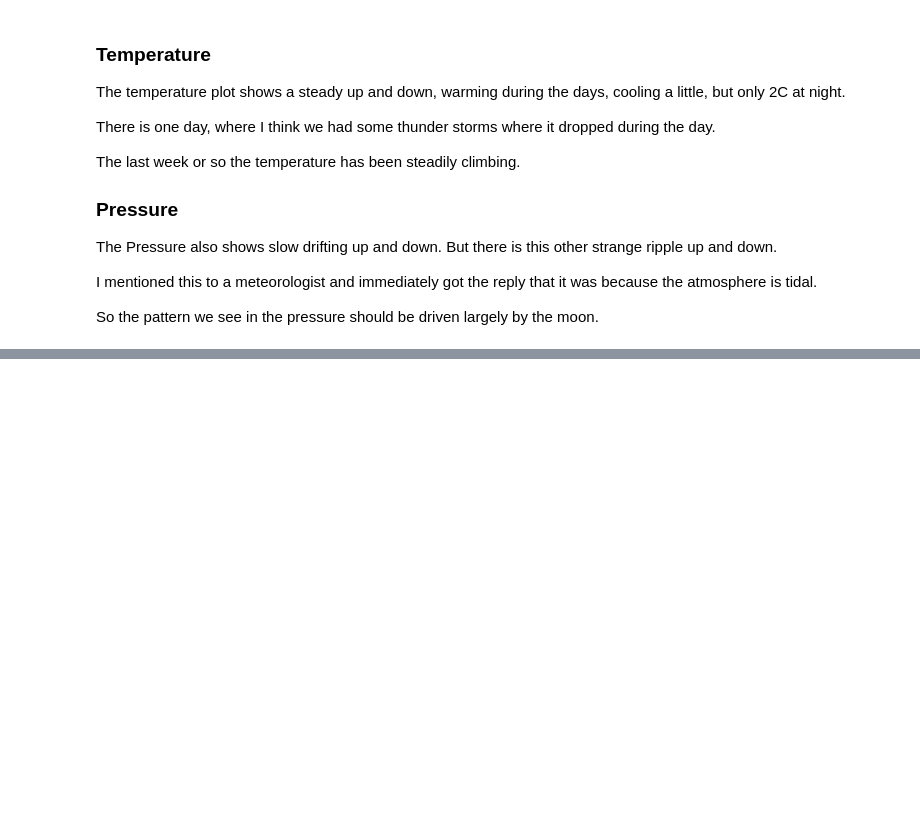
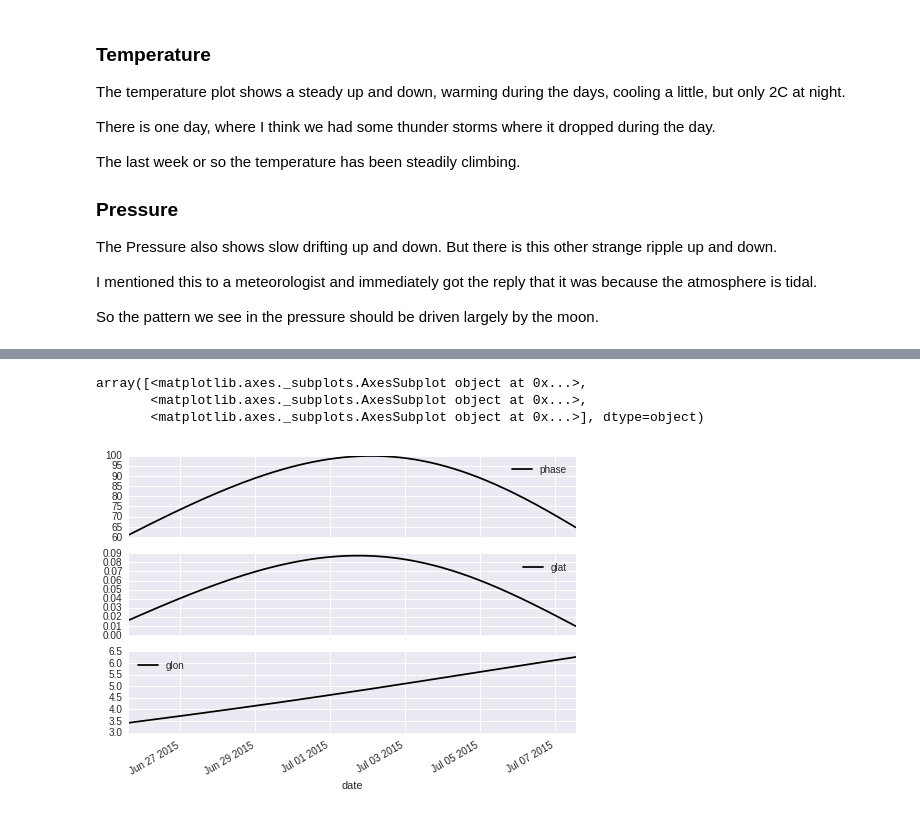
Before and after one commit to peakrisk/peakrisk, a Jupyter notebook: posts/air-pressure-and-the-tides.ipynb, the cells around one changed output, grey strips where cells are left out. Saved outputs shown, nothing was run; the diff lists cells and outputs as text; code cells hidden in the pictures; blank space fills up the shorter version.

```diff
--- a/posts/air-pressure-and-the-tides.ipynb
+++ b/posts/air-pressure-and-the-tides.ipynb
@@ -180,4 +176,0 @@ moon.name
-# %%
-moon = ephem.Moon(data.index[0])
-moon.compute()
-print(moon.phase, moon.hlon, moon.hlat)
@@ -224,0 +185,33 @@ xx
+# %%
+def moon_orbitals(index):
+    """ Given an index of times create a DataFrame of moon orbitals
+
+    For now, just Phase, geocentric latitude and geocentric longitude
+    """
+
+    # Create dataframe with index as the index
+    df = pandas.DataFrame(index=index)
+
+    # Add three series
+    df['phase'] = pandas.Series()
+    df['glat'] = pandas.Series()
+    df['glon'] = pandas.Series()
+
+    # Now generate the data
+    # NB this is slow, solpy might work out faster
+    moon = ephem.Moon()
+    for ix, timestamp in enumerate(index):
+
+        # Compute the moon posigion
+        moon.compute(timestamp.strftime("%Y/%m/%d %H:%M:%S"))
+
+        df.phase[ix] = moon.phase
+        df.glat[ix] = moon.hlat
+        df.glon[ix] = moon.hlon
+
+    return df
+# %%
+# See what we got
+
+moon = moon_orbitals(data.index)
+moon.describe()
@@ -224,0 +228,7 @@ xx
+# %%
+moon.plot(subplots=True)
+# %% [output]
+array([<matplotlib.axes._subplots.AxesSubplot object at 0x...>,
+       <matplotlib.axes._subplots.AxesSubplot object at 0x...>,
+       <matplotlib.axes._subplots.AxesSubplot object at 0x...>], dtype=object)
+[figure, added]
```
Also changed, not shown: parts of 16 cells of this notebook.
